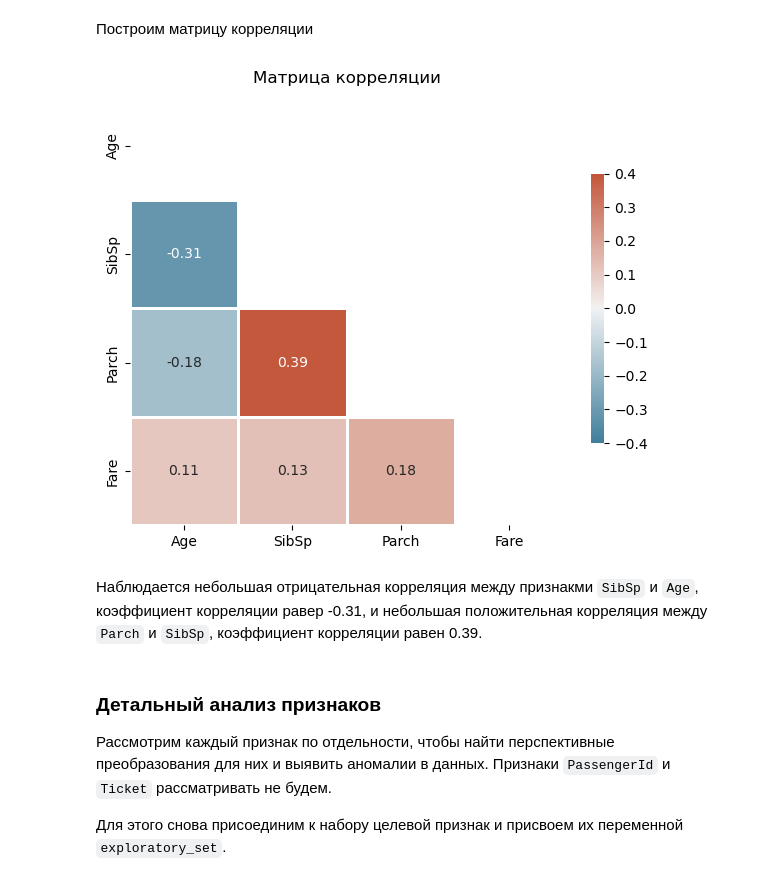
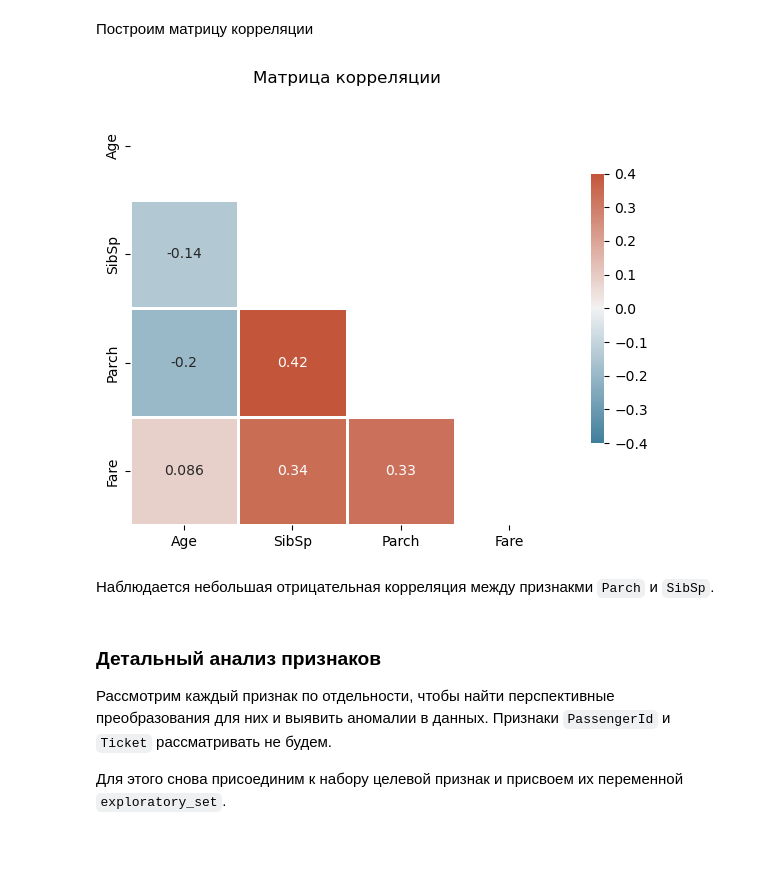
Before and after one commit to AlekseiBogachev/Titanic-Machine-Learning-from-Disaster, a Jupyter notebook: sources/Titanic-Machine-Learning-from-Disaster.ipynb, the cells around one changed output. Saved outputs shown, nothing was run; the diff lists cells and outputs as text; code cells hidden in the pictures; blank space fills up the shorter version.

```diff
--- a/sources/Titanic-Machine-Learning-from-Disaster.ipynb
+++ b/sources/Titanic-Machine-Learning-from-Disaster.ipynb
@@ -424,37 +423,37 @@ plt.show()
 # %% [markdown]
 Построим матрицу корреляции
 # %%
-def plot_corr_matrix(df, size=(7, 7), vmin=-1, vmax=1, method='pearson'):
+def plot_corr_matrix(df, size=(7, 7), vmin=-1, vmax=1, method='pearson', annot=True):
     corr = df.corr(method=method)
 
     mask = np.triu(np.ones_like(corr, dtype=bool))
 
     f, ax = plt.subplots(figsize=size)
 
     cmap = sns.diverging_palette(230, 20, as_cmap=True)
 
     sns.heatmap(corr,
                 mask=mask,
                 cmap=cmap,
-                annot=True,
+                annot=annot,
                 vmax=vmax,
                 vmin=vmin,
                 center=0.0,
                 square=True,
                 linewidths=1.0,
                 cbar_kws={'shrink': 0.5},
                 ax=ax
                )
 
     ax.set_title('Матрица корреляции')
 
     plt.show()
 
-plot_corr_matrix(X_train[num_columns], vmin=-0.4, vmax=0.4)
+plot_corr_matrix(X_train[num_columns], vmin=-0.4, vmax=0.4, method='kendall')
 # %% [output]
-[figure, old version]
+[figure, new version]
 # %% [markdown]
-Наблюдается небольшая отрицательная корреляция между признакми `SibSp` и `Age`, коэффициент корреляции равер -0.31, и небольшая положительная корреляция между `Parch` и `SibSp`, коэффициент корреляции равен 0.39.
+Наблюдается небольшая отрицательная корреляция между признакми `Parch` и `SibSp`.
 # %% [markdown]
 ### Детальный анализ признаков
 Рассмотрим каждый признак по отдельности, чтобы найти перспективные преобразования для них и выявить аномалии в данных. Признаки `PassengerId` и `Ticket` рассматривать не будем.
```
Also changed, not shown: parts of 63 cells of this notebook, 2 other files.
